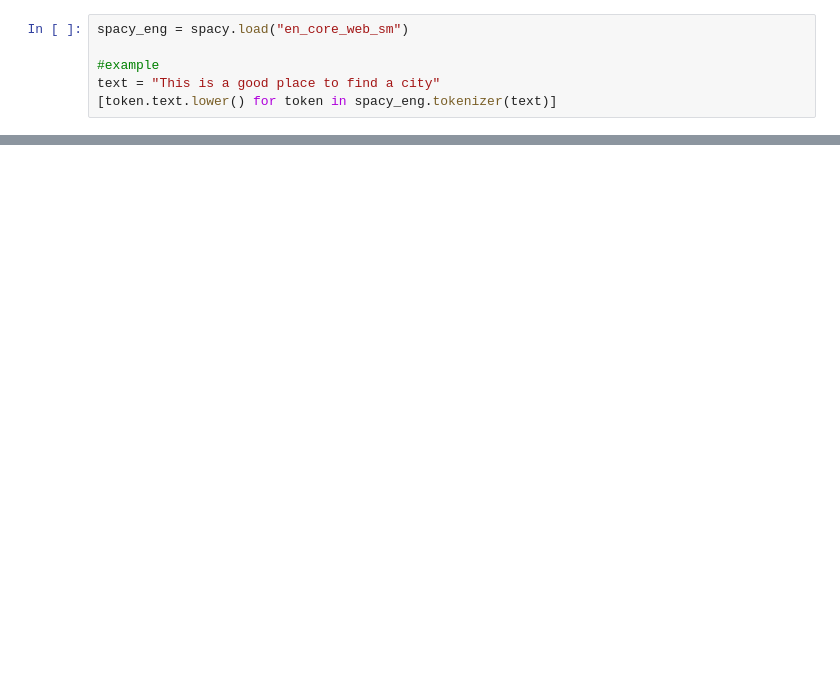
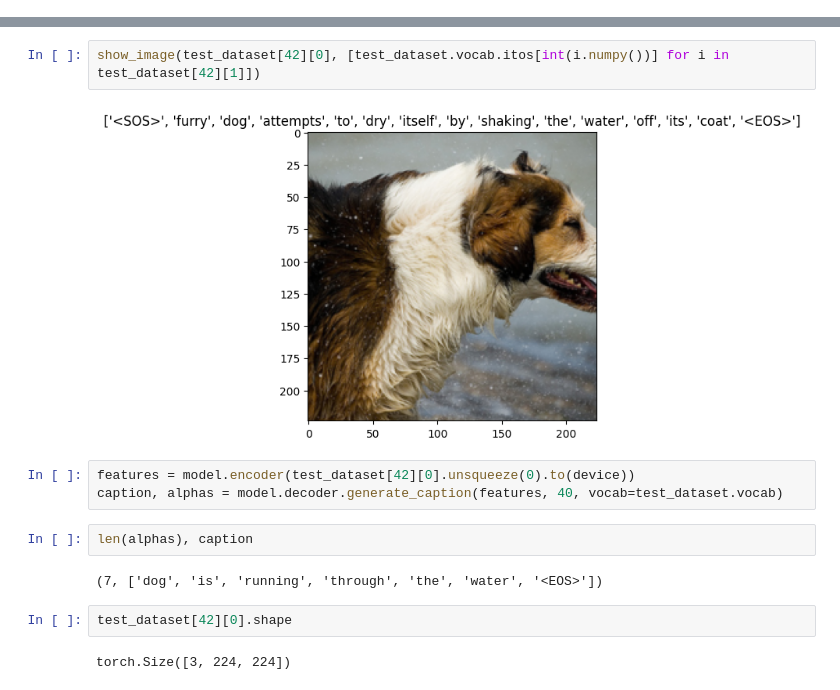
Before and after one commit to BrunoKreiner/show-attend-tell, a Jupyter notebook: notebooks/analysis.ipynb, the cells around one changed output, grey strips where cells are left out. Drawn from its saved outputs; the diff is of its cells as text; blank space fills up the shorter version.

```diff
--- a/notebooks/analysis.ipynb
+++ b/notebooks/analysis.ipynb
@@ -48,6 +0,0 @@ MODEL_SAVE_PATH
-# %%
-spacy_eng = spacy.load("en_core_web_sm")
-
-#example
-text = "This is a good place to find a city"
-[token.text.lower() for token in spacy_eng.tokenizer(text)]
@@ -285,0 +148,15 @@ gc.collect()
+# %%
+show_image(test_dataset[42][0], [test_dataset.vocab.itos[int(i.numpy())] for i in test_dataset[42][1]])
+# %% [output]
+[figure, added]
+# %%
+features = model.encoder(test_dataset[42][0].unsqueeze(0).to(device))
+caption, alphas = model.decoder.generate_caption(features, 40, vocab=test_dataset.vocab)
+# %%
+len(alphas), caption
+# %% [output]
+(7, ['dog', 'is', 'running', 'through', 'the', 'water', '<EOS>'])
+# %%
+test_dataset[42][0].shape
+# %% [output]
+torch.Size([3, 224, 224])
```
Also changed, not shown: parts of 46 cells of this notebook, 18 other files.
